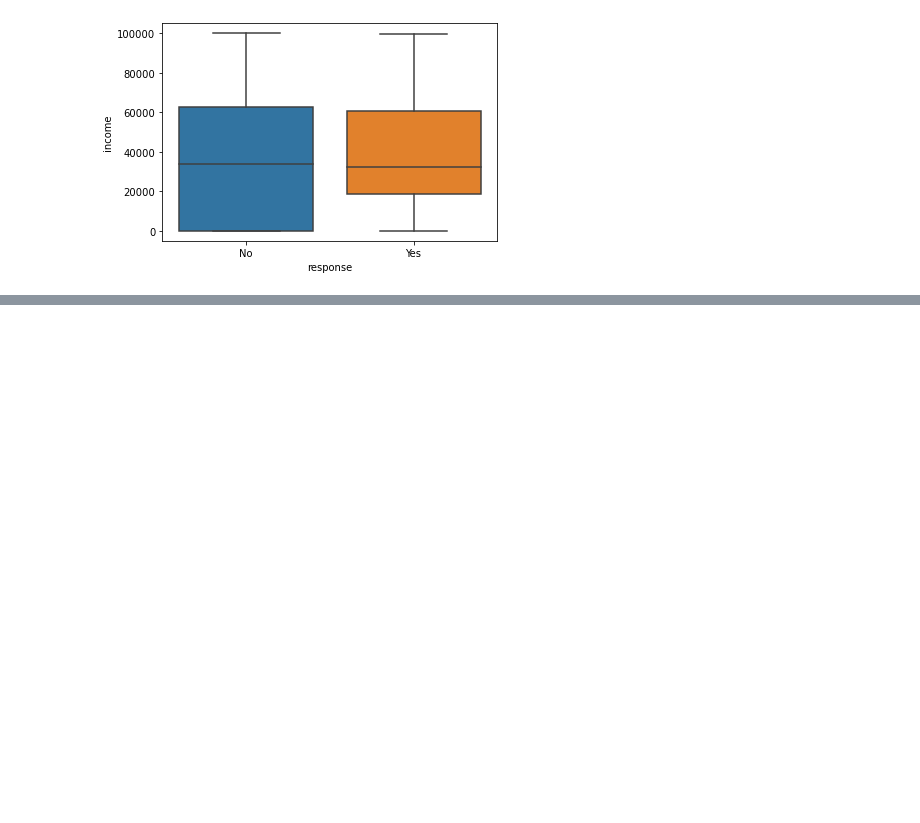
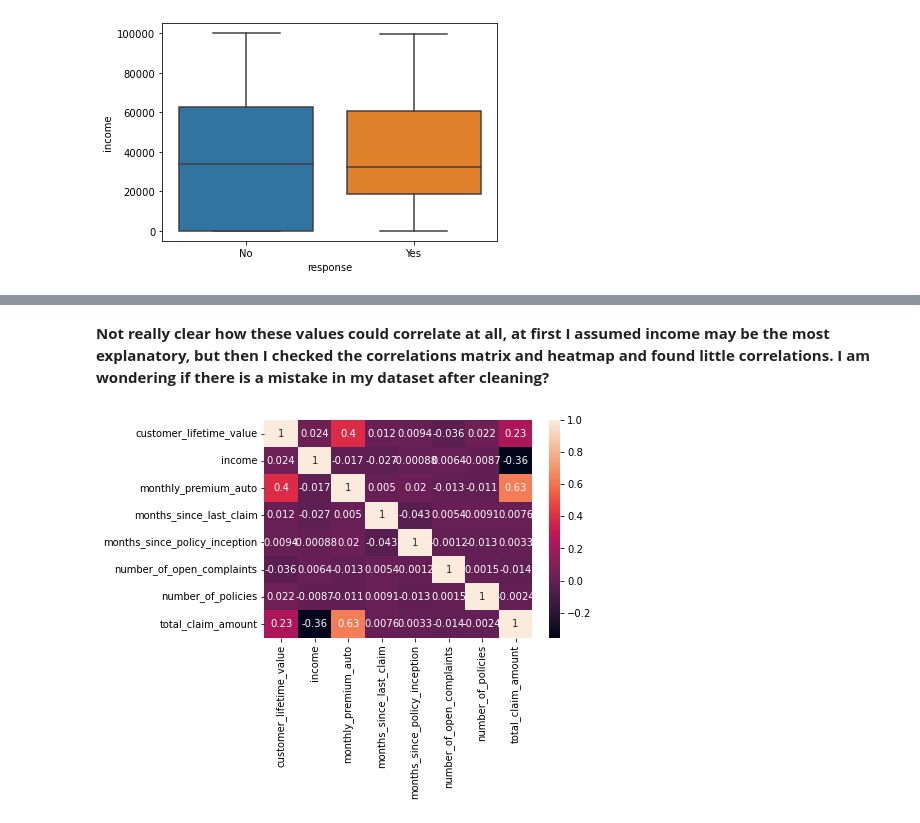
Before and after one commit to NicolasVollmer/lab-customer-analysis-round-2, a Jupyter notebook: Nicolas_Round2-7.ipynb, the cells around one changed output, grey strips where cells are left out. Saved outputs shown, nothing was run; the diff lists cells and outputs as text; code cells hidden in the pictures; blank space fills up the shorter version.

```diff
--- a/Nicolas_Round2-7.ipynb
+++ b/Nicolas_Round2-7.ipynb
@@ -487,3 +492,7 @@ sns.countplot(x ='response', hue = "sales_channel", data = data)
 plt.show()
 # %% [output]
 [figure]
+# %%
+# to create response rate column
+
+data['response_rate'] = np.where(data.response=='Yes',1,0)
@@ -499,0 +561,6 @@ plt.show()
+# %%
+#dividing dataframe into numericals and categoricals
+numerical = data.select_dtypes(include = np.number)
+categorical = data.select_dtypes(include = object)
+display(numerical.head())
+display(categorical.head())
@@ -499,0 +593,9 @@ plt.show()
+# %% [markdown]
+**Not really clear how these values could correlate at all, at first I assumed income may be the most explanatory, but then I checked the correlations matrix and heatmap and found little correlations. I am wondering if there is a mistake in my dataset after cleaning?**
+# %%
+#checking correlations between variables
+correlations_matrix = numerical.corr()
+sns.heatmap(correlations_matrix, annot=True)
+plt.show()
+# %% [output]
+[figure, added]
```
Also changed, not shown: parts of 20 cells of this notebook, 2 other files.
